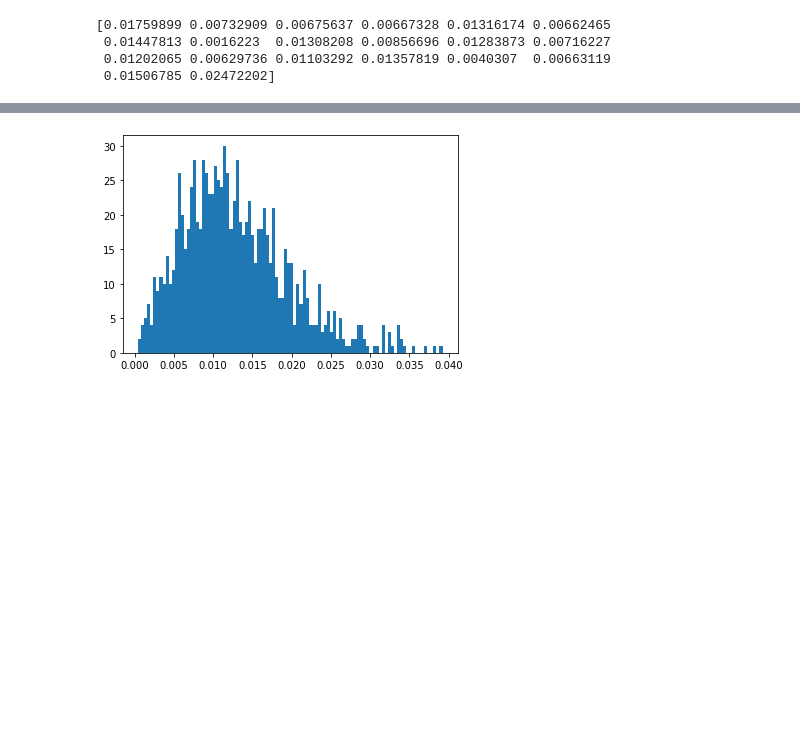
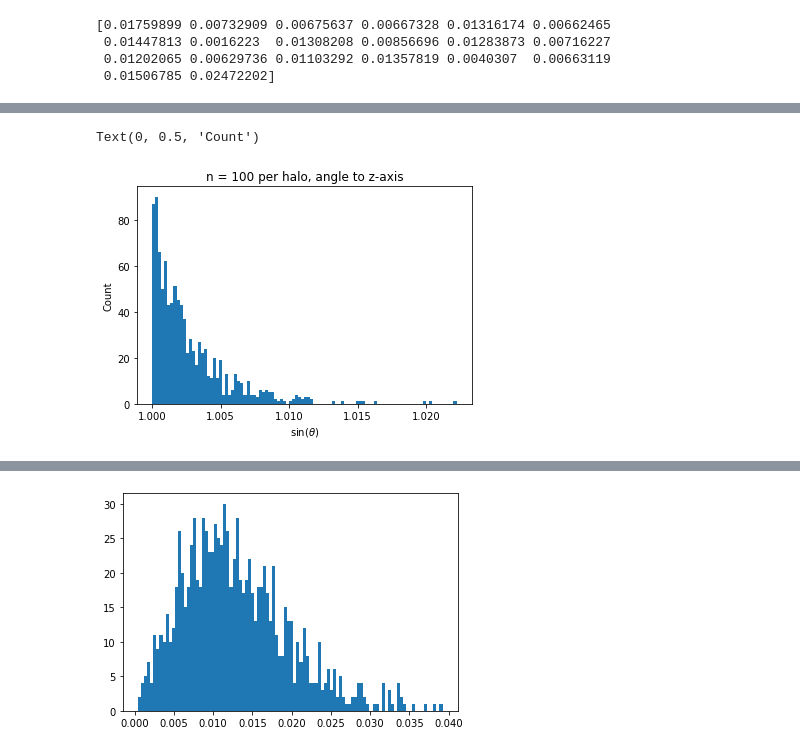
Before and after one commit to aphearin/ellipsoidal_nfw, a Jupyter notebook: halo_orientations.ipynb, the cells around one changed output, grey strips where cells are left out. Drawn from its saved outputs; the diff is of its cells as text; code cells hidden in the pictures; blank space fills up the shorter version.

```diff
--- a/halo_orientations.ipynb
+++ b/halo_orientations.ipynb
@@ -245,0 +216,10 @@ Text(0, 0.5, 'Count')
+# %%
+#perfect_angles = sorted(perfect_angles)
+plt.hist(angles[1]/np.sin(angles[1]),bins=100);
+plt.title("n = 100 per halo, angle to z-axis")
+plt.xlabel(r"sin($\theta$)")
+plt.ylabel("Count")
+#plt.hist(thetas)
+# %% [output]
+Text(0, 0.5, 'Count')
+[figure, added]
```
Also changed, not shown: parts of 19 cells of this notebook.
